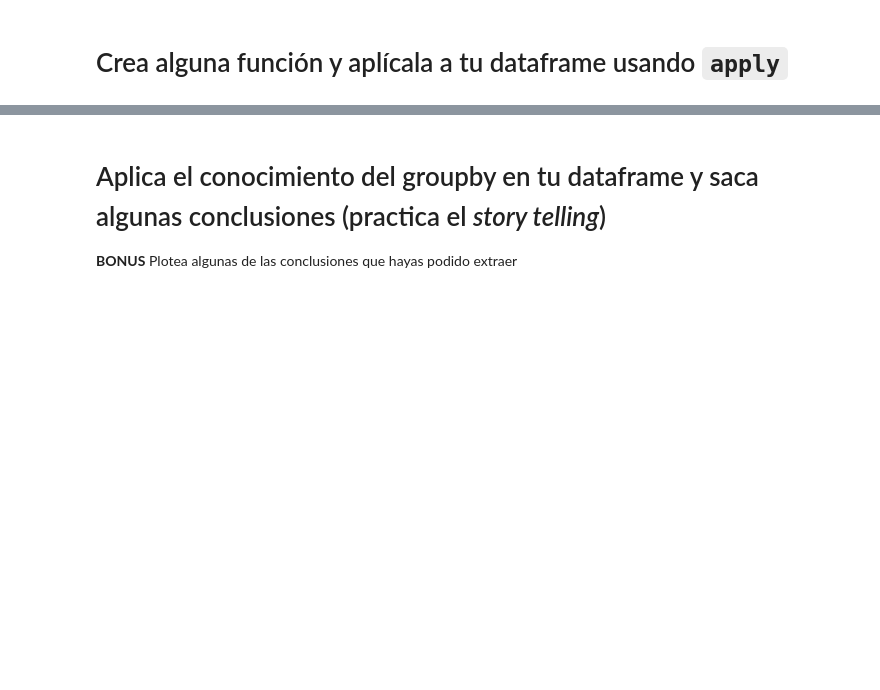
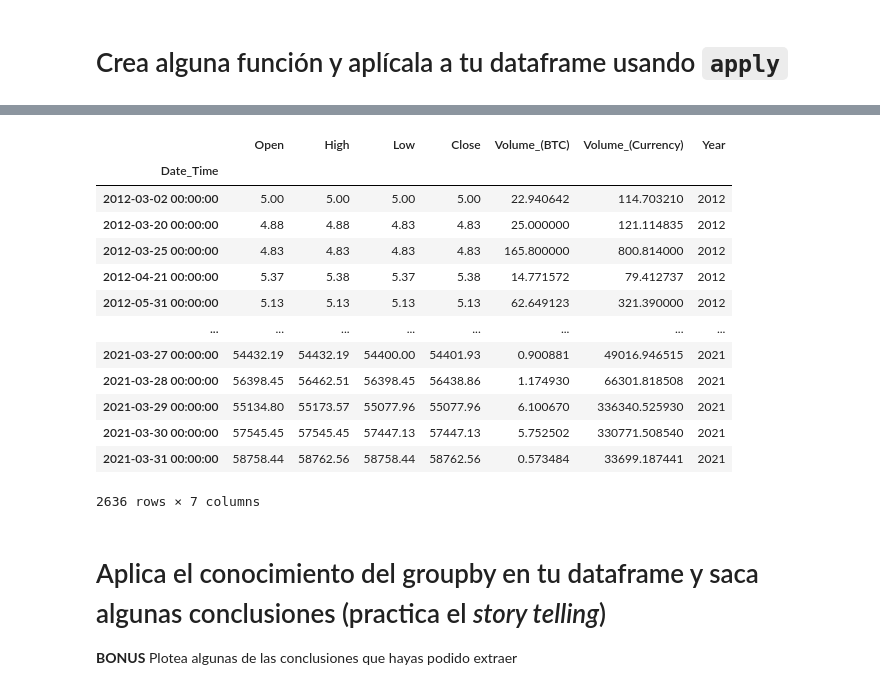
Before and after one commit to Ironhack-Part-Time-Enero2022/lab-pandas-II, a Jupyter notebook: Lab-Pandas-II.ipynb, the cells around one changed output, grey strips where cells are left out. Cells and saved outputs as stored; diff of their text form; code cells hidden in the pictures; blank space fills up the shorter version.

```diff
--- a/Lab-Pandas-II.ipynb
+++ b/Lab-Pandas-II.ipynb
@@ -20,3 +150,20 @@ Tómate tu tiempo para entender el dataframe y la información que hay en el. Y
+# %%
+df_bitcoin
+# %% [output]
+|  | Open | High | Low | Close | Volume_(BTC) | Volume_(Currency) | Year |
+| Date_Time |  |  |  |  |  |  |  |
+| 2012-03-02 00:00:00 | 5.00 | 5.00 | 5.00 | 5.00 | 22.940642 | 114.703210 | 2012 |
+| 2012-03-20 00:00:00 | 4.88 | 4.88 | 4.83 | 4.83 | 25.000000 | 121.114835 | 2012 |
+| 2012-03-25 00:00:00 | 4.83 | 4.83 | 4.83 | 4.83 | 165.800000 | 800.814000 | 2012 |
+| 2012-04-21 00:00:00 | 5.37 | 5.38 | 5.37 | 5.38 | 14.771572 | 79.412737 | 2012 |
+| 2012-05-31 00:00:00 | 5.13 | 5.13 | 5.13 | 5.13 | 62.649123 | 321.390000 | 2012 |
+| ... | ... | ... | ... | ... | ... | ... | ... |
+| 2021-03-27 00:00:00 | 54432.19 | 54432.19 | 54400.00 | 54401.93 | 0.900881 | 49016.946515 | 2021 |
+| 2021-03-28 00:00:00 | 56398.45 | 56462.51 | 56398.45 | 56438.86 | 1.174930 | 66301.818508 | 2021 |
+| 2021-03-29 00:00:00 | 55134.80 | 55173.57 | 55077.96 | 55077.96 | 6.100670 | 336340.525930 | 2021 |
+| 2021-03-30 00:00:00 | 57545.45 | 57545.45 | 57447.13 | 57447.13 | 5.752502 | 330771.508540 | 2021 |
+| 2021-03-31 00:00:00 | 58758.44 | 58762.56 | 58758.44 | 58762.56 | 0.573484 | 33699.187441 | 2021 |
+2636 rows × 7 columns
 # %% [markdown]
 # Aplica el conocimiento del groupby en tu dataframe y saca algunas conclusiones (practica el *story telling*)
 
```
Also changed, not shown: parts of 15 cells of this notebook.
